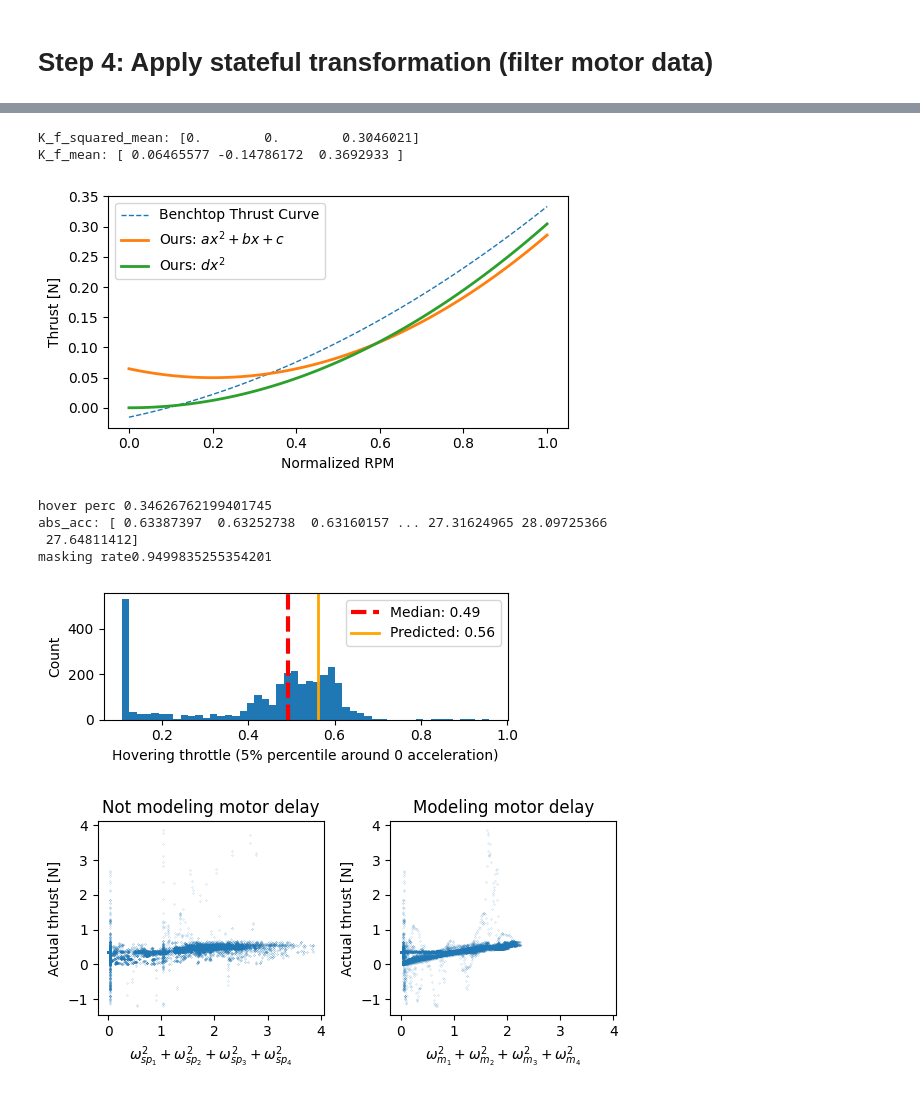
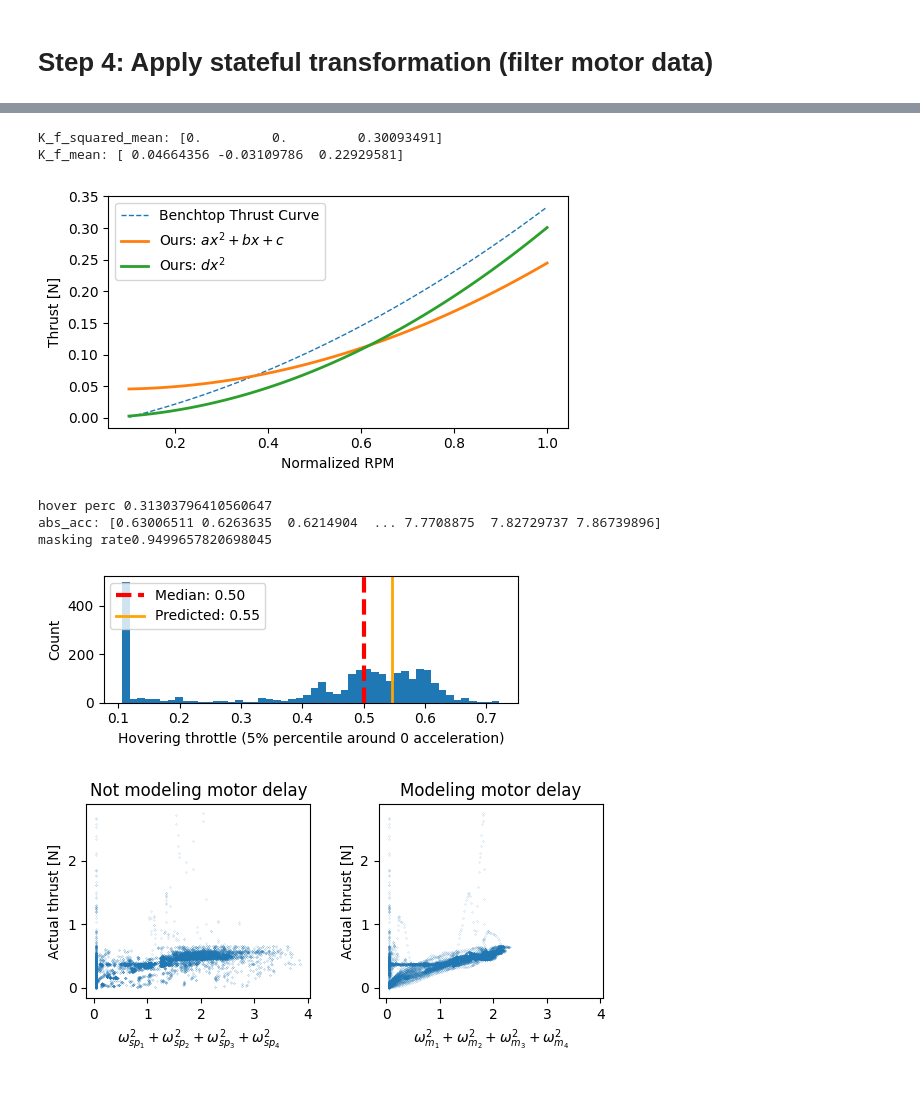
Before and after one commit to PratikKunapuli/data-driven-system-identification, a Jupyter notebook: sysid.ipynb, the cells around one changed output, grey strips where cells are left out. Drawn from its saved outputs; the diff is of its cells as text; code cells hidden in the pictures.

```diff
--- a/sysid.ipynb
+++ b/sysid.ipynb
@@ -254,15 +254,15 @@ if model_name == "crazyflie":
     timeframes_thrust = [
         {
             "flight": 2,
-            "start": 30,
-            "end": 45
+            "start": 31,
+            "end": 44
         }
     ]
     timeframes_inertia_roll_pitch = [
         {
             "flight": 2,
-            "start": 30,
-            "end": 45
+            "start": 31,
+            "end": 44
         }
     ]
     timeframes_inertia_yaw = [
@@ -580,7 +580,7 @@ def combine(flights, T_m, T_omega=0.05, thrust_curves=None):
         **thrusts_combined
     }, flights
 # %%
-T_m_test = 0.07
+T_m_test = 0.053
 combined_test, _ = combine(sliced_and_interpolated_flights_thrust, T_m_test)
 # %%
 def estimate_motor_parameters(combined, model, exponents, verbose=True, separate=True):
@@ -689,37 +706,38 @@ if model_name == "crazyflie":
     #     "Ours: $ax^2 + bx + c$",
     #     "Ours: $dx^2$",
     # ]
     K_f_comparison = np.array([
         [-0.0156, 0.148, 0.201],
         K_f_mean,
         K_f_squared_mean
     ])
     labels = [
         "Benchtop Thrust Curve",
         "Ours: $ax^2 + bx + c$",
         "Ours: $dx^2$",
     ]
-    input_rpms = np.linspace(0, 1, 100)
+    # input_rpms = np.linspace(0, 1, 100)
+    input_rpms = np.linspace(0.1, 1, 100)
     plt.figure(figsize=(5.5,3.1))
     for label, K_f in zip(labels, K_f_comparison):
         predictions = []
         for x in input_rpms:
             acc = 0
             for i in range(3):
                 acc += K_f[i] * x ** i
             predictions.append(acc)
         ours = label.startswith("Ours")
         plt.plot(input_rpms, predictions, label=label, linestyle="-" if ours else "--", linewidth=2 if ours else 1)
     plt.legend()
     plt.xlabel("Normalized RPM")
     plt.ylabel("Thrust [N]")
     plt.tight_layout()
     plt.savefig(f"figures/{model_name}_thrust_curve_comparison.pdf")
     plt.show()
 # %% [output]
-K_f_squared_mean: [0.        0.        0.3046021]
-K_f_mean: [ 0.06465577 -0.14786172  0.3692933 ]
+K_f_squared_mean: [0.         0.         0.30093491]
+K_f_mean: [ 0.04664356 -0.03109786  0.22929581]
-[figure, old version]
+[figure, new version]
 # %%
 acceleration = combined_thrust["acceleration"][:, 2] - 9.81
 abs_acceleration = np.abs(acceleration)
@@ -743,11 +761,10 @@ plt.tight_layout()
 plt.savefig(f"figures/{model_name}_hovering_throttle.pdf")
 plt.show()
 # %% [output]
-hover perc 0.34626762199401745
-abs_acc: [ 0.63387397  0.63252738  0.63160157 ... 27.31624965 28.09725366
- 27.64811412]
-masking rate0.9499835255354201
+hover perc 0.31303796410560647
+abs_acc: [0.63006511 0.6263635  0.6214904  ... 7.7708875  7.82729737 7.86739896]
+masking rate0.9499657820698045
-[figure, old version]
+[figure, new version]
 # %%
 if model_name == "crazyflie" and create_motor_delay_animation:
     from matplotlib.animation import FuncAnimation
@@ -817,7 +834,7 @@ fig.tight_layout()
 fig.savefig(f"figures/{model_name}_thrust_curve_delay_comparison.pdf")
 fig.savefig(f"figures/{model_name}_thrust_curve_delay_comparison.jpg", dpi=dpi)
 # %% [output]
-[figure, old version]
+[figure, new version]
 # %%
 predicted_thrust = combined_thrust["thrusts"].sum(axis=1)
 actual_thrust = combined_thrust["acceleration"][:, 2]*model["mass"]
```
Also changed, not shown: parts of 10 cells of this notebook.
